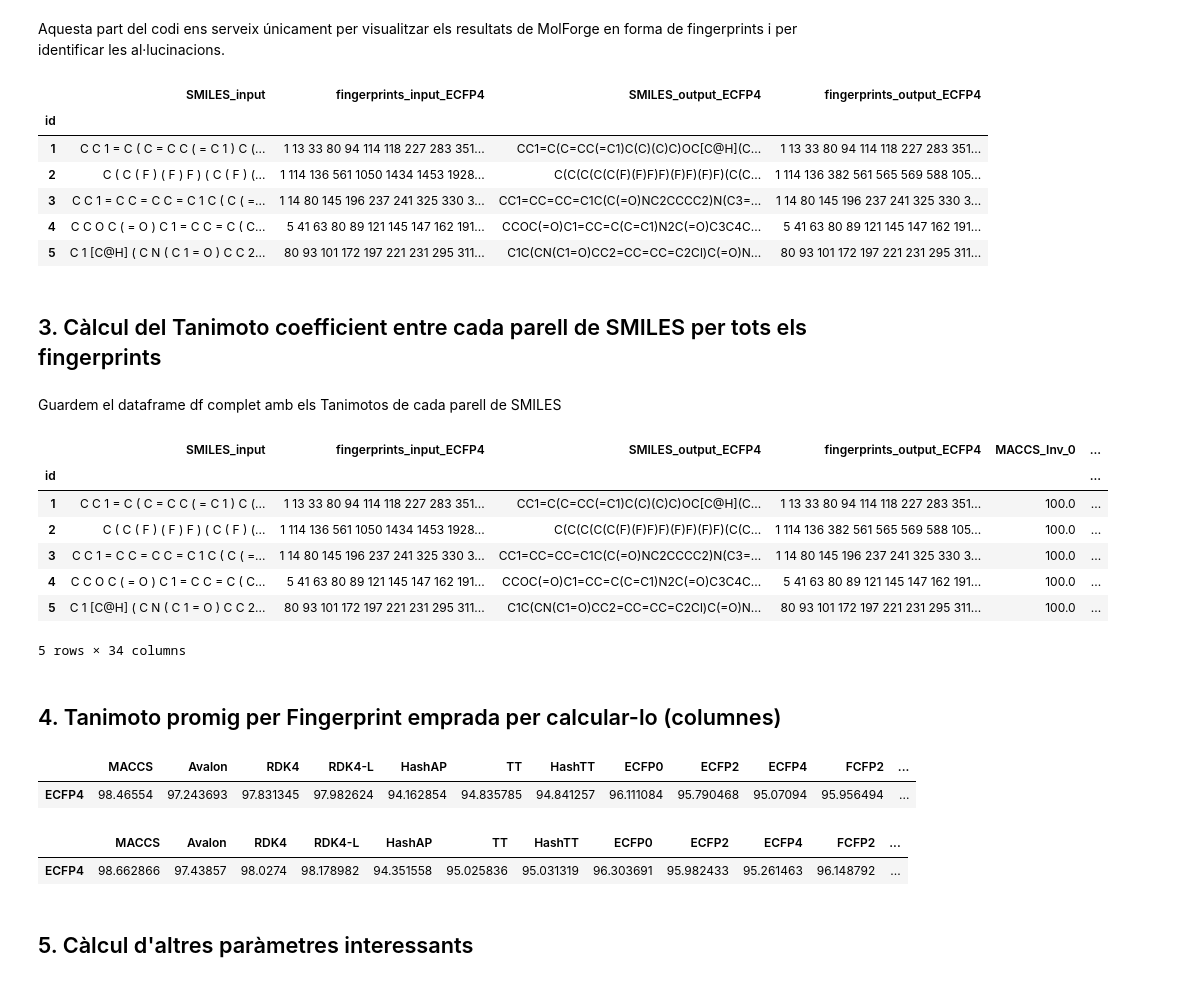
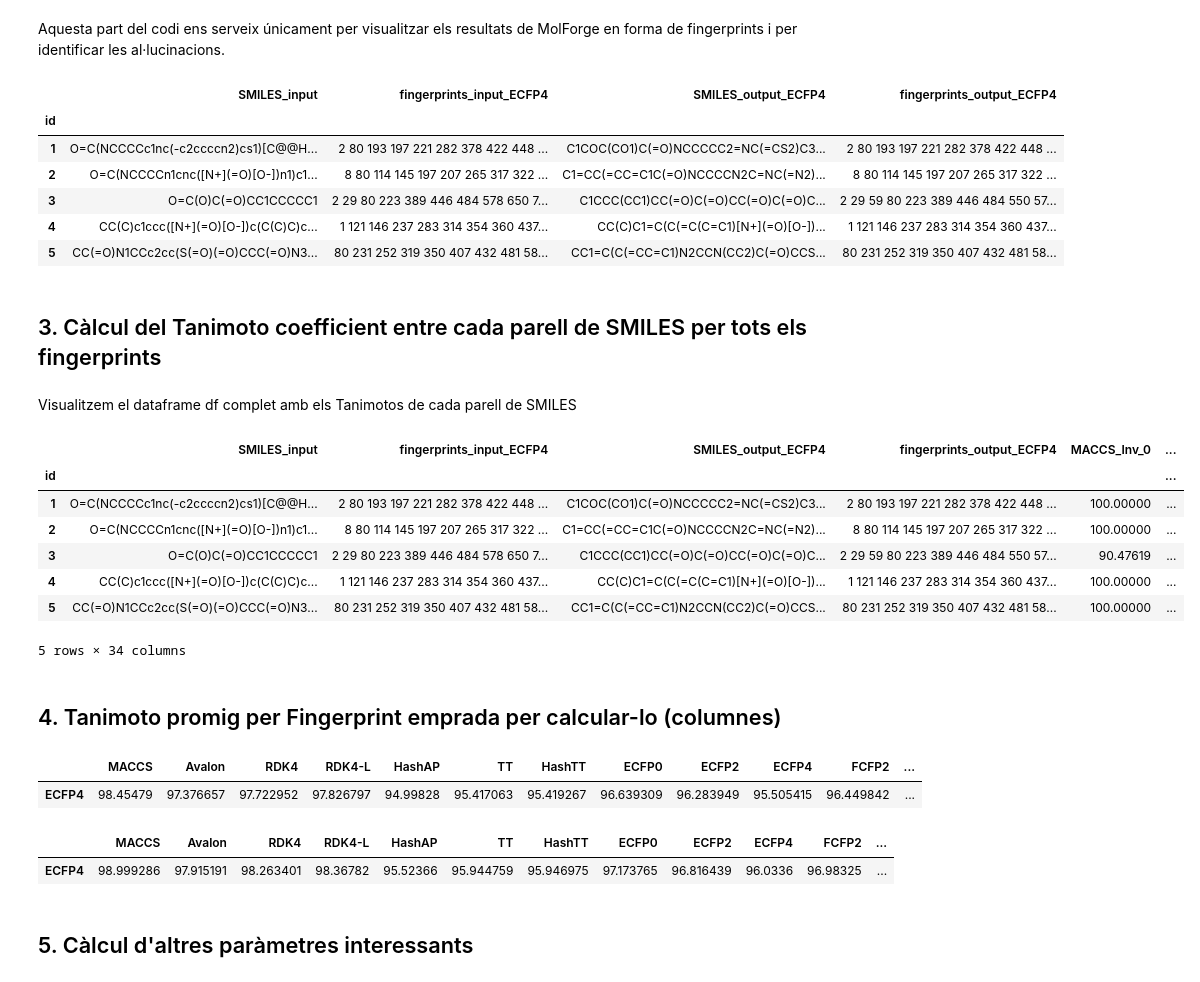
Before and after one commit to DavidDiestreR/MolForge_Testing, a Jupyter notebook: notebooks/analysis/output_analysis.ipynb, the cells around one changed output. Cells and saved outputs as stored; diff of their text form; code cells hidden in the pictures.

```diff
--- a/notebooks/analysis/output_analysis.ipynb
+++ b/notebooks/analysis/output_analysis.ipynb
@@ -37,9 +37,9 @@ fp_type = "ECFP4"
 # %% [markdown]
 Fitxer de fingerprints preprocessat (path a partir de MolForge_Testing/)
 # %%
-input_path = "data/MolForge_output/MolForge_MFoutput_2000_ECFP4.csv"
+#input_path = "data/MolForge_output/MolForge_MFoutput_2000_ECFP4.csv"
 #input_path = "data/MolForge_output/CoCoGraph_MFoutput_2000_novel.csv"
-#input_path = "data/MolForge_output/CoCoGraph_MFoutput_2000_lt70atoms.csv"
+input_path = "data/MolForge_output/CoCoGraph_MFoutput_2000_lt70atoms.csv"
 
 SMILES_in_col_name = "SMILES_input"
 SMILES_out_col_name = "SMILES_output_" + fp_type
@@ -92,11 +92,11 @@ df.head(5)
 # %% [output]
 |  | SMILES_input | fingerprints_input_ECFP4 | SMILES_output_ECFP4 | fingerprints_output_ECFP4 |
 | id |  |  |  |  |
-| 1 | C C 1 = C ( C = C C ( = C 1 ) C (... | 1 13 33 80 94 114 118 227 283 351... | CC1=C(C=CC(=C1)C(C)(C)C)OC[C@H](C... | 1 13 33 80 94 114 118 227 283 351... |
-| 2 | C ( C ( F ) ( F ) F ) ( C ( F ) (... | 1 114 136 561 1050 1434 1453 1928... | C(C(C(C(C(F)(F)F)F)(F)F)(F)F)(C(C... | 1 114 136 382 561 565 569 588 105... |
-| 3 | C C 1 = C C = C C = C 1 C ( C ( =... | 1 14 80 145 196 237 241 325 330 3... | CC1=CC=CC=C1C(C(=O)NC2CCCC2)N(C3=... | 1 14 80 145 196 237 241 325 330 3... |
-| 4 | C C O C ( = O ) C 1 = C C = C ( C... | 5 41 63 80 89 121 145 147 162 191... | CCOC(=O)C1=CC=C(C=C1)N2C(=O)C3C4C... | 5 41 63 80 89 121 145 147 162 191... |
-| 5 | C 1 [C@H] ( C N ( C 1 = O ) C C 2... | 80 93 101 172 197 221 231 295 311... | C1C(CN(C1=O)CC2=CC=CC=C2Cl)C(=O)N... | 80 93 101 172 197 221 231 295 311... |
+| 1 | O=C(NCCCCc1nc(-c2ccccn2)cs1)[C@@H... | 2 80 193 197 221 282 378 422 448 ... | C1COC(CO1)C(=O)NCCCCC2=NC(=CS2)C3... | 2 80 193 197 221 282 378 422 448 ... |
+| 2 | O=C(NCCCCn1cnc([N+](=O)[O-])n1)c1... | 8 80 114 145 197 207 265 317 322 ... | C1=CC(=CC=C1C(=O)NCCCCN2C=NC(=N2)... | 8 80 114 145 197 207 265 317 322 ... |
+| 3 | O=C(O)C(=O)CC1CCCCC1 | 2 29 80 223 389 446 484 578 650 7... | C1CCC(CC1)CC(=O)C(=O)CC(=O)C(=O)C... | 2 29 59 80 223 389 446 484 550 57... |
+| 4 | CC(C)c1ccc([N+](=O)[O-])c(C(C)C)c... | 1 121 146 237 283 314 354 360 437... | CC(C)C1=C(C(=C(C=C1)[N+](=O)[O-])... | 1 121 146 237 283 314 354 360 437... |
+| 5 | CC(=O)N1CCc2cc(S(=O)(=O)CCC(=O)N3... | 80 231 252 319 350 407 432 481 58... | CC1=C(C(=CC=C1)N2CCN(CC2)C(=O)CCS... | 80 231 252 319 350 407 432 481 58... |
 # %% [markdown]
 ## 3. Càlcul del Tanimoto coefficient entre cada parell de SMILES per tots els fingerprints
 # %%
@@ -135,37 +135,36 @@ for col in get_supported_fingerprints():
     df[col+"_Inv_0"] = tanimotos_Inv_0
     df[col+"_Inv_NaN"] = tanimotos_Inv_NaN
 # %% [markdown]
-Guardem el dataframe df complet amb els Tanimotos de cada parell de SMILES
+Visualitzem el dataframe df complet amb els Tanimotos de cada parell de SMILES
 # %%
-df.to_csv(output_path+"Individual_Tanimotos.csv")
 df.head(5)
 # %% [output]
 |  | SMILES_input | fingerprints_input_ECFP4 | SMILES_output_ECFP4 | fingerprints_output_ECFP4 | MACCS_Inv_0 | ... |
 | id |  |  |  |  |  | ... |
-| 1 | C C 1 = C ( C = C C ( = C 1 ) C (... | 1 13 33 80 94 114 118 227 283 351... | CC1=C(C=CC(=C1)C(C)(C)C)OC[C@H](C... | 1 13 33 80 94 114 118 227 283 351... | 100.0 | ... |
-| 2 | C ( C ( F ) ( F ) F ) ( C ( F ) (... | 1 114 136 561 1050 1434 1453 1928... | C(C(C(C(C(F)(F)F)F)(F)F)(F)F)(C(C... | 1 114 136 382 561 565 569 588 105... | 100.0 | ... |
-| 3 | C C 1 = C C = C C = C 1 C ( C ( =... | 1 14 80 145 196 237 241 325 330 3... | CC1=CC=CC=C1C(C(=O)NC2CCCC2)N(C3=... | 1 14 80 145 196 237 241 325 330 3... | 100.0 | ... |
-| 4 | C C O C ( = O ) C 1 = C C = C ( C... | 5 41 63 80 89 121 145 147 162 191... | CCOC(=O)C1=CC=C(C=C1)N2C(=O)C3C4C... | 5 41 63 80 89 121 145 147 162 191... | 100.0 | ... |
-| 5 | C 1 [C@H] ( C N ( C 1 = O ) C C 2... | 80 93 101 172 197 221 231 295 311... | C1C(CN(C1=O)CC2=CC=CC=C2Cl)C(=O)N... | 80 93 101 172 197 221 231 295 311... | 100.0 | ... |
+| 1 | O=C(NCCCCc1nc(-c2ccccn2)cs1)[C@@H... | 2 80 193 197 221 282 378 422 448 ... | C1COC(CO1)C(=O)NCCCCC2=NC(=CS2)C3... | 2 80 193 197 221 282 378 422 448 ... | 100.00000 | ... |
+| 2 | O=C(NCCCCn1cnc([N+](=O)[O-])n1)c1... | 8 80 114 145 197 207 265 317 322 ... | C1=CC(=CC=C1C(=O)NCCCCN2C=NC(=N2)... | 8 80 114 145 197 207 265 317 322 ... | 100.00000 | ... |
+| 3 | O=C(O)C(=O)CC1CCCCC1 | 2 29 80 223 389 446 484 578 650 7... | C1CCC(CC1)CC(=O)C(=O)CC(=O)C(=O)C... | 2 29 59 80 223 389 446 484 550 57... | 90.47619 | ... |
+| 4 | CC(C)c1ccc([N+](=O)[O-])c(C(C)C)c... | 1 121 146 237 283 314 354 360 437... | CC(C)C1=C(C(=C(C=C1)[N+](=O)[O-])... | 1 121 146 237 283 314 354 360 437... | 100.00000 | ... |
+| 5 | CC(=O)N1CCc2cc(S(=O)(=O)CCC(=O)N3... | 80 231 252 319 350 407 432 481 58... | CC1=C(C(=CC=C1)N2CCN(CC2)C(=O)CCS... | 80 231 252 319 350 407 432 481 58... | 100.00000 | ... |
 5 rows × 34 columns
 # %% [markdown]
 ## 4. Tanimoto promig per Fingerprint emprada per calcular-lo (columnes)
 # %%
 avg_tanimotos_Inv_0 = {col: df[col+"_Inv_0"].mean() for col in get_supported_fingerprints()}
-Tanimoto_Inv_0_df = pd.DataFrame([avg_tanimotos_Inv_0], index=[fp_type])
+Tanimoto_Canonical_Inv_0_df = pd.DataFrame([avg_tanimotos_Inv_0], index=[fp_type])
 
-Tanimoto_Inv_0_df
+Tanimoto_Canonical_Inv_0_df
 # %% [output]
 |  | MACCS | Avalon | RDK4 | RDK4-L | HashAP | TT | HashTT | ECFP0 | ECFP2 | ECFP4 | FCFP2 | ... |
-| ECFP4 | 98.46554 | 97.243693 | 97.831345 | 97.982624 | 94.162854 | 94.835785 | 94.841257 | 96.111084 | 95.790468 | 95.07094 | 95.956494 | ... |
+| ECFP4 | 98.45479 | 97.376657 | 97.722952 | 97.826797 | 94.99828 | 95.417063 | 95.419267 | 96.639309 | 96.283949 | 95.505415 | 96.449842 | ... |
 # %%
 avg_tanimotos_Inv_NaN = {col: df[col+"_Inv_NaN"].mean() for col in get_supported_fingerprints()}
-Tanimoto_Inv_NaN_df = pd.DataFrame([avg_tanimotos_Inv_NaN], index=[fp_type])
+Tanimoto_Canonical_Inv_NaN_df = pd.DataFrame([avg_tanimotos_Inv_NaN], index=[fp_type])
 
-Tanimoto_Inv_NaN_df
+Tanimoto_Canonical_Inv_NaN_df
 # %% [output]
 |  | MACCS | Avalon | RDK4 | RDK4-L | HashAP | TT | HashTT | ECFP0 | ECFP2 | ECFP4 | FCFP2 | ... |
-| ECFP4 | 98.662866 | 97.43857 | 98.0274 | 98.178982 | 94.351558 | 95.025836 | 95.031319 | 96.303691 | 95.982433 | 95.261463 | 96.148792 | ... |
+| ECFP4 | 98.999286 | 97.915191 | 98.263401 | 98.36782 | 95.52366 | 95.944759 | 95.946975 | 97.173765 | 96.816439 | 96.0336 | 96.98325 | ... |
 # %% [markdown]
 ## 5. Càlcul d'altres paràmetres interessants
 # %% [markdown]
```
Also changed, not shown: parts of 22 cells of this notebook, 19 other files.
